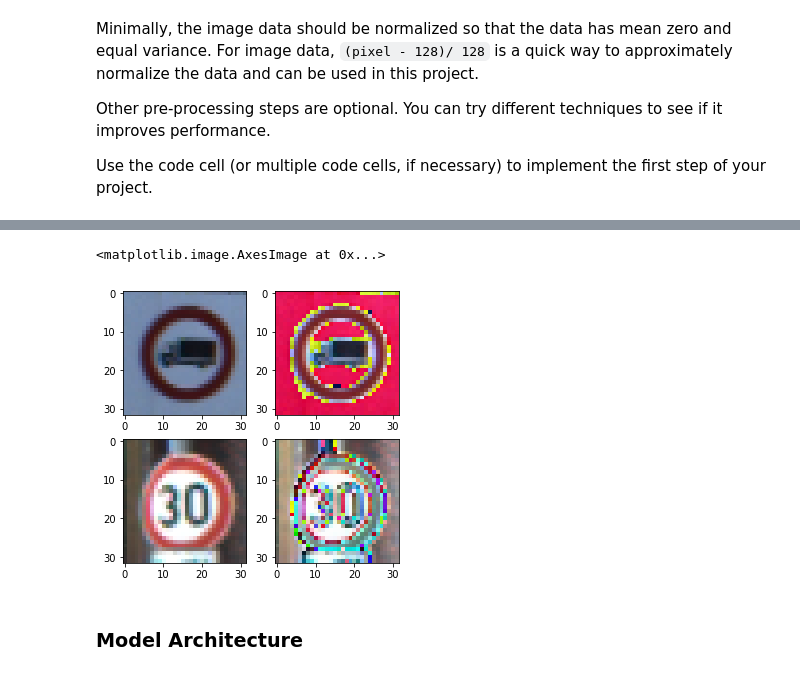
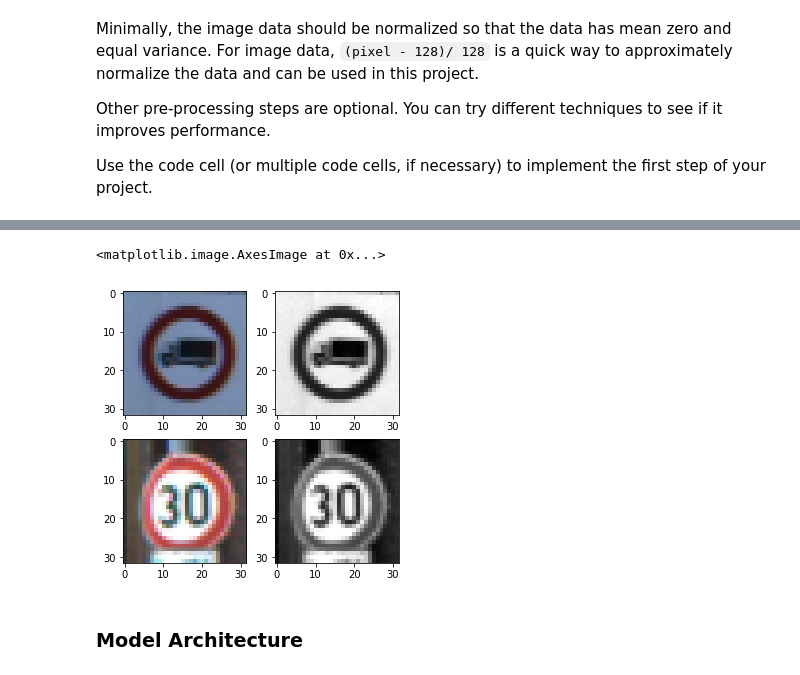
Before and after one commit to yu-iskw/CarND-Traffic-Sign-Classifier-Project, a Jupyter notebook: Traffic_Sign_Classifier.assignment.ipynb, the cells around one changed output, grey strips where cells are left out. Cells and saved outputs as stored; diff of their text form; code cells hidden in the pictures.

```diff
--- a/Traffic_Sign_Classifier.assignment.ipynb
+++ b/Traffic_Sign_Classifier.assignment.ipynb
@@ -142,18 +140,22 @@ Minimally, the image data should be normalized so that the data has mean zero an
 Other pre-processing steps are optional. You can try different techniques to see if it improves performance.
 
 Use the code cell (or multiple code cells, if necessary) to implement the first step of your project.
-# %%
-### Preprocess the data here. It is required to normalize the data. Other preprocessing steps could include
-### converting to grayscale, etc.
-### Feel free to use as many code cells as needed.
-import numpy as np
-
-def preprocess(x):
-    return (x - 128) / 128
-
-# Nomalize data
-X_test_org = X_test
-y_test_org = y_test
-X_train = preprocess(X_train)
-X_valid = preprocess(X_valid)
-X_test = preprocess(X_test)
+# %%
+### Preprocess the data here. It is required to normalize the data. Other preprocessing steps could include
+### converting to grayscale, etc.
+### Feel free to use as many code cells as needed.
+import numpy as np
+import cv2
+from PIL import Image
+from PIL import ImageOps
+
+def preprocess(x):
+    converted = np.zeros((x.shape[0], 32, 32, 1))
+    for i in range (0, np.shape(x)[0]):
+        # Convert to grayscale
+        # SEE ALSO: https://stackoverflow.com/questions/12201577/how-can-i-convert-an-rgb-image-into-grayscale-in-python
+        r, g, b= x[i][:, :, 0], x[i][:, :, 1], x[i][:, :, 2]
+        img = 0.2989 * r + 0.5870 * g + 0.1140 * b
+        img = img.reshape(32,32,1)
+        converted[i] = img
+    return  converted
@@ -160,16 +232,16 @@ X_test = preprocess(X_test)
 # %%
 plt.figure(figsize=(5, 5))
 plt.subplot(2, 2, 1)
 plt.imshow(X_test_org[0])
 plt.subplot(2, 2, 2)
-plt.imshow(X_test[0])
+plt.imshow(X_test[0].squeeze(), cmap='gray')
 plt.subplot(2, 2, 3)
 plt.imshow(X_test_org[1])
 plt.subplot(2, 2, 4)
-plt.imshow(X_test[1])
+plt.imshow(X_test[1].squeeze(), cmap='gray')
 # %% [output]
 <matplotlib.image.AxesImage at 0x...>
-[figure, old version]
+[figure, new version]
 # %% [markdown]
 ### Model Architecture
 # %% [markdown]
```
Also changed, not shown: parts of 28 cells of this notebook, 8 other files.
